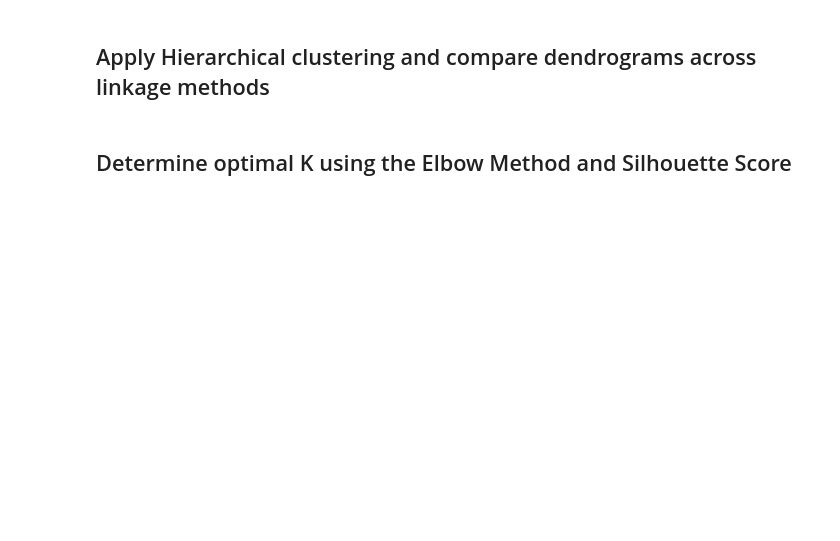
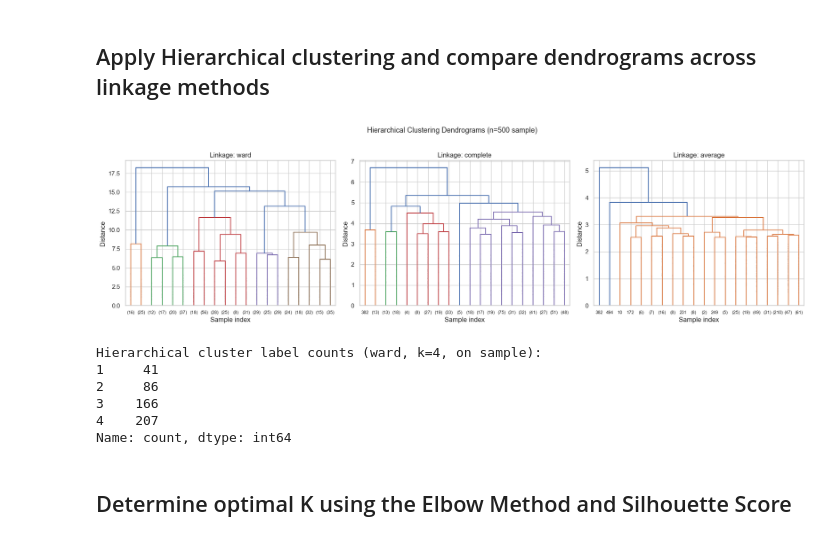
Before and after one commit to Kelompok4-PPTI20/data-mining, a Jupyter notebook: notebooks/notebook.ipynb, the cells around one changed output. Saved outputs shown, nothing was run; the diff lists cells and outputs as text; code cells hidden in the pictures; blank space fills up the shorter version.

```diff
--- a/notebooks/notebook.ipynb
+++ b/notebooks/notebook.ipynb
@@ -399,4 +454,41 @@ Cleaned dataset saved successfully to '../data/processed/churn_clean.csv'.
 # %% [markdown]
 ## Apply Hierarchical clustering and compare dendrograms across linkage methods
+# %%
+# ── Phase 2 ─ Hierarchical Clustering & Dendrogram ───────────────────────────
+from scipy.cluster.hierarchy import dendrogram, linkage, fcluster
+
+# Subsample for readability
+sample_size = min(500, len(X_scaled))
+np.random.seed(42)
+idx_sample = np.random.choice(len(X_scaled), size=sample_size, replace=False)
+X_sample   = X_scaled[idx_sample]
+
+linkage_methods = ['ward', 'complete', 'average']
+fig, axes = plt.subplots(1, 3, figsize=(18, 5))
+
+for ax, method in zip(axes, linkage_methods):
+    Z = linkage(X_sample, method=method)
+    dendrogram(Z, ax=ax, truncate_mode='lastp', p=20,
+               leaf_font_size=8, show_contracted=True)
+    ax.set_title(f'Linkage: {method}')
+    ax.set_xlabel('Sample index')
+    ax.set_ylabel('Distance')
+
+plt.suptitle('Hierarchical Clustering Dendrograms (n=500 sample)', y=1.02, fontsize=13)
+plt.tight_layout()
+plt.show()
+
+Z_ward = linkage(X_sample, method='ward')
+labels_hier = fcluster(Z_ward, t=4, criterion='maxclust')
+print('Hierarchical cluster label counts (ward, k=4, on sample):')
+print(pd.Series(labels_hier).value_counts().sort_index())
+# %% [output]
+[figure, added]
+Hierarchical cluster label counts (ward, k=4, on sample):
+1     41
+2     86
+3    166
+4    207
+Name: count, dtype: int64
 # %% [markdown]
 ## Determine optimal K using the Elbow Method and Silhouette Score
```
Also changed, not shown: parts of 16 cells of this notebook, 5 other files.
